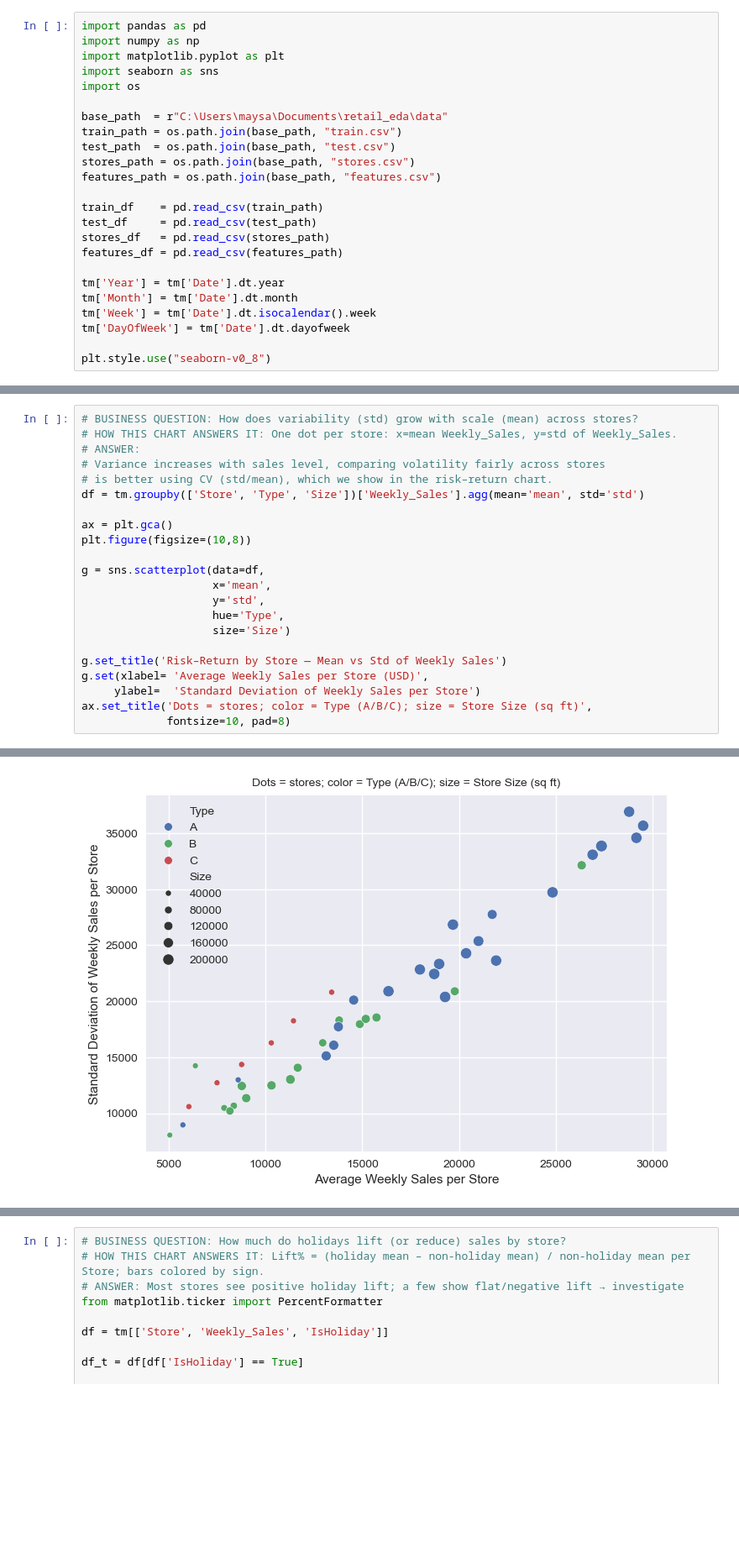
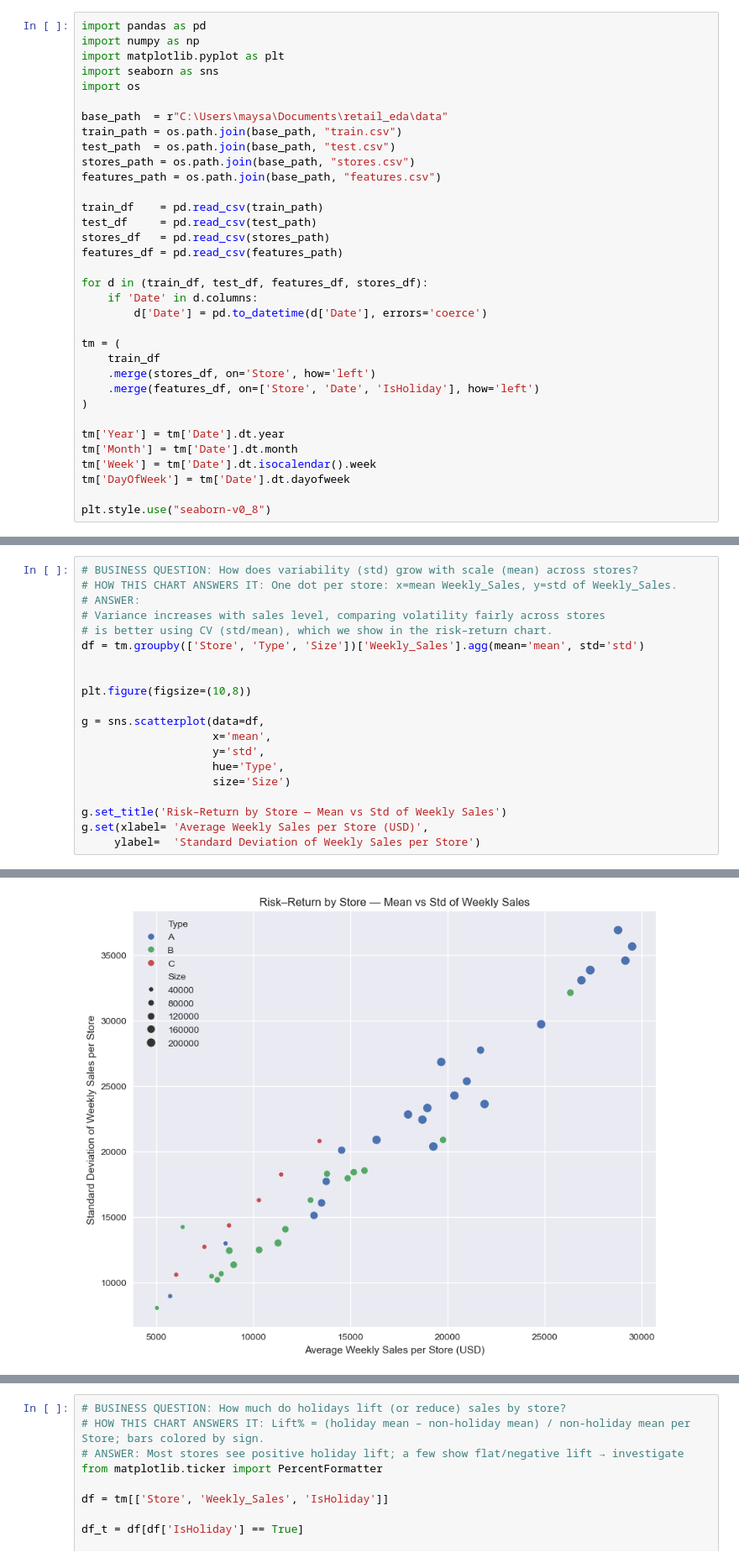
Before and after one commit to lachmula-cmd/Walmart-Store-Analysis-Python, a Jupyter notebook: notebooks/01_rettail_eda.ipynb, the cells around one changed output, grey strips where cells are left out. Shown at 84% size. Saved outputs shown, nothing was run; the diff lists cells and outputs as text; blank space fills up the shorter version.

```diff
--- a/notebooks/01_rettail_eda.ipynb
+++ b/notebooks/01_rettail_eda.ipynb
@@ -16,6 +16,16 @@ test_df     = pd.read_csv(test_path)
 stores_df   = pd.read_csv(stores_path)
 features_df = pd.read_csv(features_path)
 
+for d in (train_df, test_df, features_df, stores_df):
+    if 'Date' in d.columns:
+        d['Date'] = pd.to_datetime(d['Date'], errors='coerce')
+
+tm = (
+    train_df
+    .merge(stores_df, on='Store', how='left')
+    .merge(features_df, on=['Store', 'Date', 'IsHoliday'], how='left')
+)
+
 tm['Year'] = tm['Date'].dt.year
 tm['Month'] = tm['Date'].dt.month
 tm['Week'] = tm['Date'].dt.isocalendar().week
@@ -161,7 +168,7 @@ Text(0.5, 1.02, 'YoY Sales Growth by Store (%), 2011 vs 2010')
 # is better using CV (std/mean), which we show in the risk–return chart.
 df = tm.groupby(['Store', 'Type', 'Size'])['Weekly_Sales'].agg(mean='mean', std='std')
 
-ax = plt.gca()
+
 plt.figure(figsize=(10,8))
 
 g = sns.scatterplot(data=df,
@@ -173,6 +180,4 @@ g = sns.scatterplot(data=df,
 g.set_title('Risk–Return by Store — Mean vs Std of Weekly Sales')
 g.set(xlabel= 'Average Weekly Sales per Store (USD)',
      ylabel=  'Standard Deviation of Weekly Sales per Store')
-ax.set_title('Dots = stores; color = Type (A/B/C); size = Store Size (sq ft)',
-             fontsize=10, pad=8)
 # %% [output]
@@ -180 +184 @@ Text(0.5, 1.0, 'Dots = stores; color = Type (A/B/C); size = Store Size (sq ft)')
-[figure, old version]
+[figure, new version]
```
Also changed, not shown: parts of 7 cells of this notebook, 12 other files.
